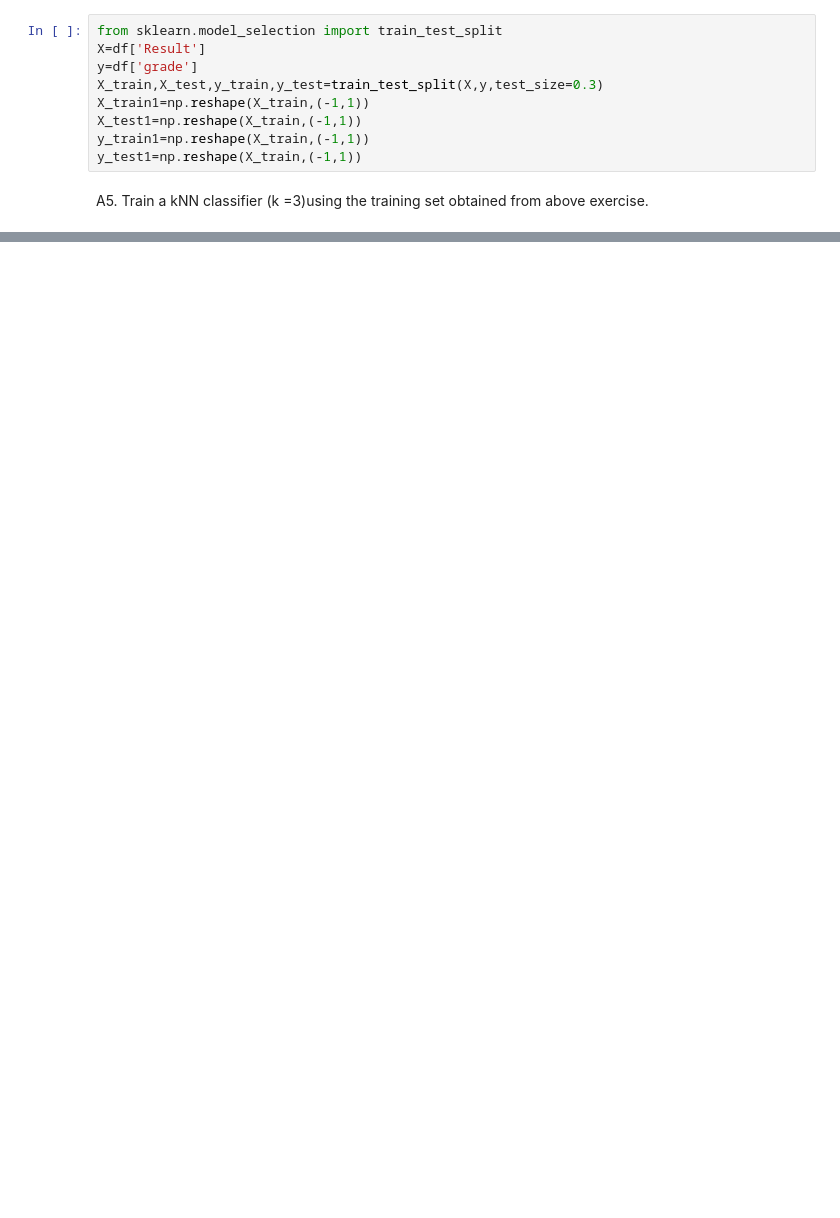
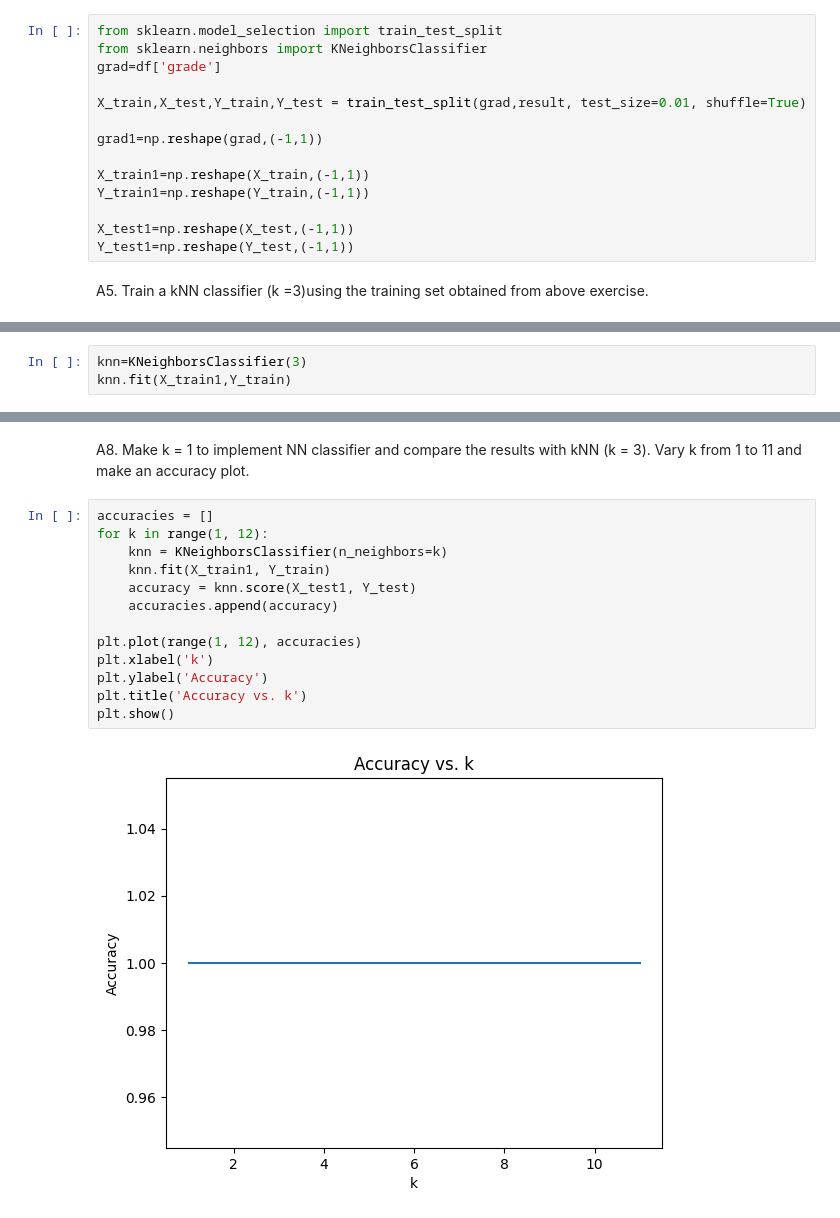
Before and after one commit to vharish10/Machine-Learning, a Jupyter notebook: Assignment_Lab_04.ipynb, the cells around one changed output, grey strips where cells are left out. Cells and saved outputs as stored; diff of their text form; blank space fills up the shorter version.

```diff
--- a/Assignment_Lab_04.ipynb
+++ b/Assignment_Lab_04.ipynb
@@ -63,12 +63,17 @@ df.head()
 A4. Divide dataset in your project into two parts –train & test set.
 # %%
 from sklearn.model_selection import train_test_split
-X=df['Result']
-y=df['grade']
-X_train,X_test,y_train,y_test=train_test_split(X,y,test_size=0.3)
+from sklearn.neighbors import KNeighborsClassifier
+grad=df['grade']
+
+X_train,X_test,Y_train,Y_test = train_test_split(grad,result, test_size=0.01, shuffle=True)
+
+grad1=np.reshape(grad,(-1,1))
+
 X_train1=np.reshape(X_train,(-1,1))
-X_test1=np.reshape(X_train,(-1,1))
-y_train1=np.reshape(X_train,(-1,1))
-y_test1=np.reshape(X_train,(-1,1))
+Y_train1=np.reshape(Y_train,(-1,1))
+
+X_test1=np.reshape(X_test,(-1,1))
+Y_test1=np.reshape(Y_test,(-1,1))
 # %% [markdown]
 A5. Train a kNN classifier (k =3)using the training set obtained from above exercise.
@@ -84,0 +80,3 @@ Reshape your data either using array.reshape(-1, 1) if your data has a single fe
+# %%
+knn=KNeighborsClassifier(3)
+knn.fit(X_train1,Y_train)
@@ -84,0 +97,17 @@ Reshape your data either using array.reshape(-1, 1) if your data has a single fe
+# %% [markdown]
+A8. Make k = 1 to implement NN classifier and compare the results with kNN (k = 3). Vary k from 1 to 11 and make an accuracy plot.
+# %%
+accuracies = []
+for k in range(1, 12):
+    knn = KNeighborsClassifier(n_neighbors=k)
+    knn.fit(X_train1, Y_train)
+    accuracy = knn.score(X_test1, Y_test)
+    accuracies.append(accuracy)
+
+plt.plot(range(1, 12), accuracies)
+plt.xlabel('k')
+plt.ylabel('Accuracy')
+plt.title('Accuracy vs. k')
+plt.show()
+# %% [output]
+[figure, added]
```
Also changed, not shown: parts of 9 cells of this notebook, 3 other files.
